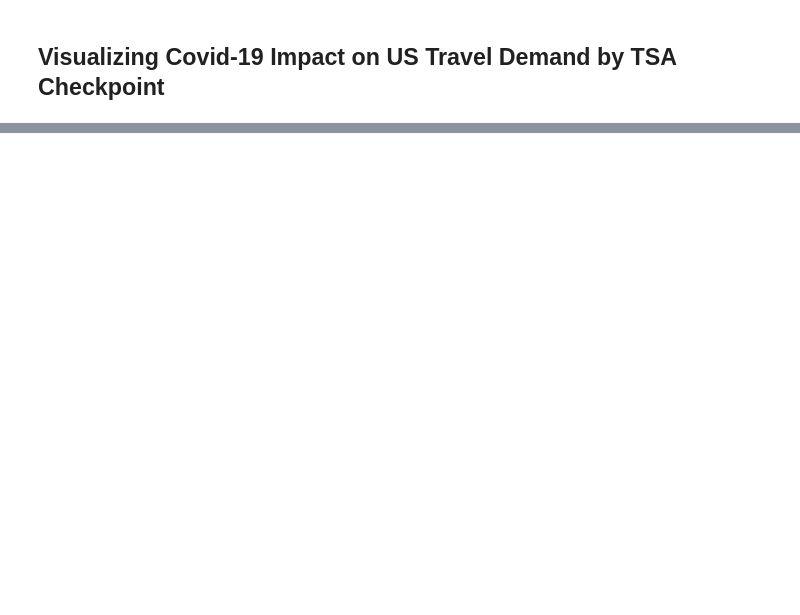
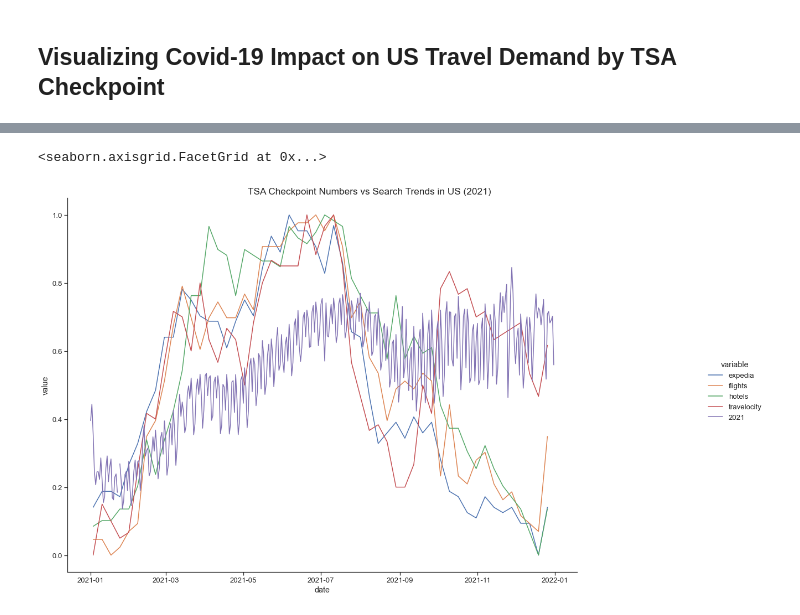
Before and after one commit to jitrapon/mads-milestone-i, a Jupyter notebook: exploration.ipynb, the cells around one changed output, grey strips where cells are left out. Drawn from its saved outputs; the diff is of its cells as text; code cells hidden in the pictures; blank space fills up the shorter version.

```diff
--- a/exploration.ipynb
+++ b/exploration.ipynb
@@ -400,0 +422,29 @@ tsa
+# %%
+# normalize the data
+def normalize_tsa(df: DataFrame) -> DataFrame:
+    """
+    Min-max normalization of the tsa data
+    """
+    temp = melt_by_date(df)
+    df_norm = temp.iloc[:, 2:].apply(min_max_normalize, axis=0)
+    df_norm['date'] = temp['date']
+    df_norm['variable'] = temp['variable']
+    df_norm = df_norm.set_index('date')
+    df_norm = df_norm.pivot(columns='variable')
+    df_norm = df_norm.reset_index()
+    df_norm.columns = df_norm.columns.droplevel()
+    df_norm.index.name = None
+    df_norm.columns = ['date', '2022', '2021', '2020', '2019']
+    return df_norm
+
+
+tsa_norm = normalize_tsa(tsa)
+# plot_tsa(melt_by_date(tsa_norm), 'TSA checkpoint travel numbers (current year versus prior year(s)/same weekday)')
+# %%
+tsa_norm = tsa_norm[['date', '2021']]
+merged = pd.merge(search_trend_norm_us, tsa_norm, on='date', how='outer')
+merged = merged.melt(id_vars=['date'])
+plot_combined(merged, 'TSA Checkpoint Numbers vs Search Trends in US (2021)')
+# %% [output]
+<seaborn.axisgrid.FacetGrid at 0x...>
+[figure, added]
```
Also changed, not shown: parts of 22 cells of this notebook.
